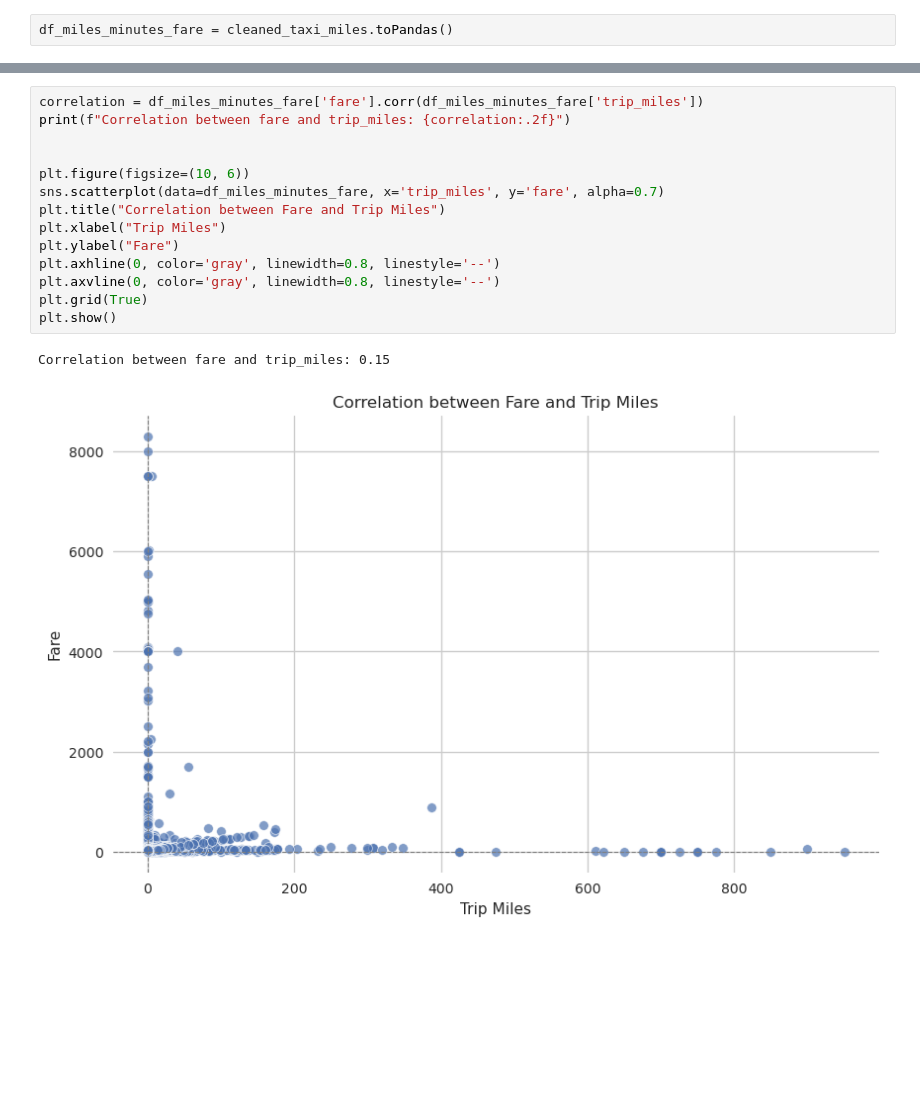
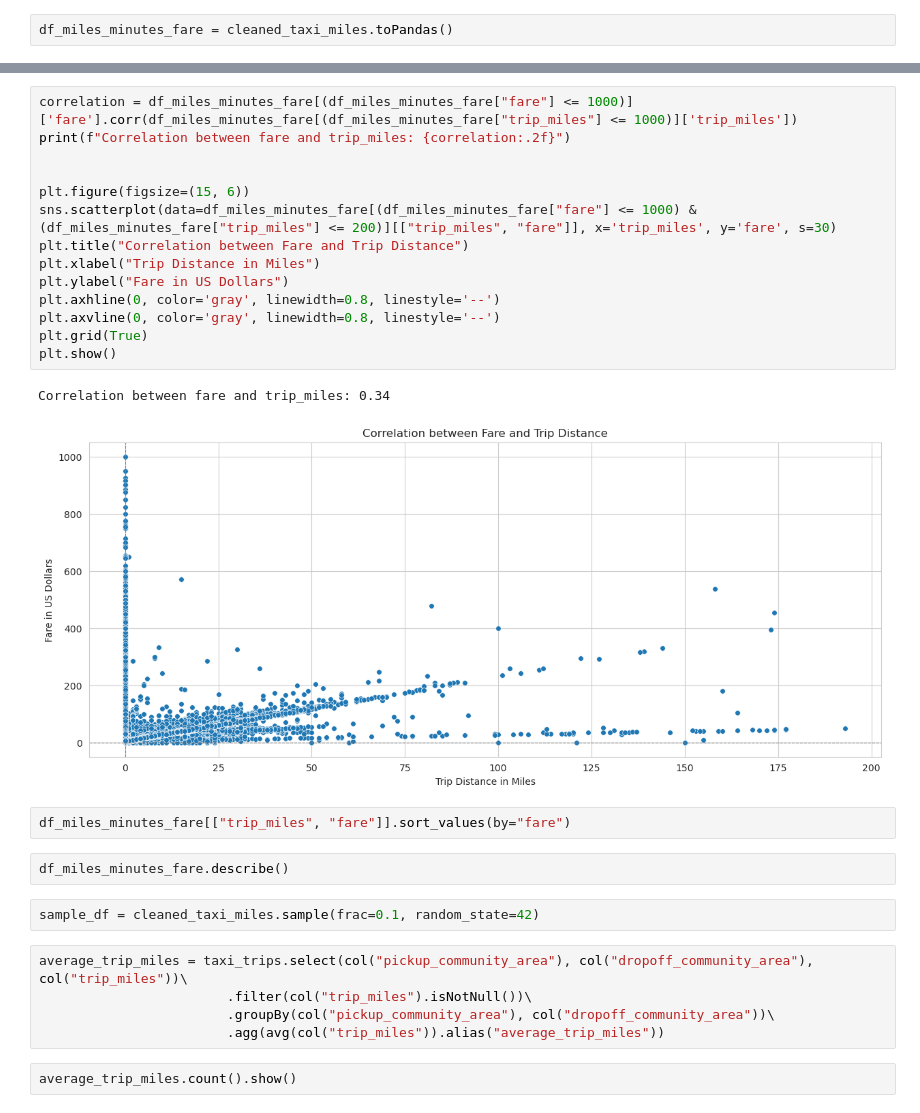
Before and after one commit to pp-monika/chicago-transportation-analysis, a Jupyter notebook: QST2_Syeda.ipynb, the cells around one changed output, grey strips where cells are left out. Cells and saved outputs as stored; diff of their text form; blank space fills up the shorter version.

```diff
--- a/QST2_Syeda.ipynb
+++ b/QST2_Syeda.ipynb
@@ -410,17 +443,30 @@ plt.show()
 # %%
-correlation = df_miles_minutes_fare['fare'].corr(df_miles_minutes_fare['trip_miles'])
+correlation = df_miles_minutes_fare[(df_miles_minutes_fare["fare"] <= 1000)]['fare'].corr(df_miles_minutes_fare[(df_miles_minutes_fare["trip_miles"] <= 1000)]['trip_miles'])
 print(f"Correlation between fare and trip_miles: {correlation:.2f}")
 
 
-plt.figure(figsize=(10, 6))
-sns.scatterplot(data=df_miles_minutes_fare, x='trip_miles', y='fare', alpha=0.7)
-plt.title("Correlation between Fare and Trip Miles")
-plt.xlabel("Trip Miles")
-plt.ylabel("Fare")
+plt.figure(figsize=(15, 6))
+sns.scatterplot(data=df_miles_minutes_fare[(df_miles_minutes_fare["fare"] <= 1000) & (df_miles_minutes_fare["trip_miles"] <= 200)][["trip_miles", "fare"]], x='trip_miles', y='fare', s=30)
+plt.title("Correlation between Fare and Trip Distance")
+plt.xlabel("Trip Distance in Miles")
+plt.ylabel("Fare in US Dollars")
 plt.axhline(0, color='gray', linewidth=0.8, linestyle='--')
 plt.axvline(0, color='gray', linewidth=0.8, linestyle='--')
 plt.grid(True)
 plt.show()
 # %% [output]
-Correlation between fare and trip_miles: 0.15
+Correlation between fare and trip_miles: 0.34
-[figure, old version]
+[figure, new version]
+# %%
+df_miles_minutes_fare[["trip_miles", "fare"]].sort_values(by="fare")
+# %%
+df_miles_minutes_fare.describe()
+# %%
+sample_df = cleaned_taxi_miles.sample(frac=0.1, random_state=42)
+# %%
+average_trip_miles = taxi_trips.select(col("pickup_community_area"), col("dropoff_community_area"), col("trip_miles"))\
+                        .filter(col("trip_miles").isNotNull())\
+                        .groupBy(col("pickup_community_area"), col("dropoff_community_area"))\
+                        .agg(avg(col("trip_miles")).alias("average_trip_miles"))
+# %%
+average_trip_miles.count().show()
```
Also changed, not shown: parts of 10 cells of this notebook, 3 other files.
